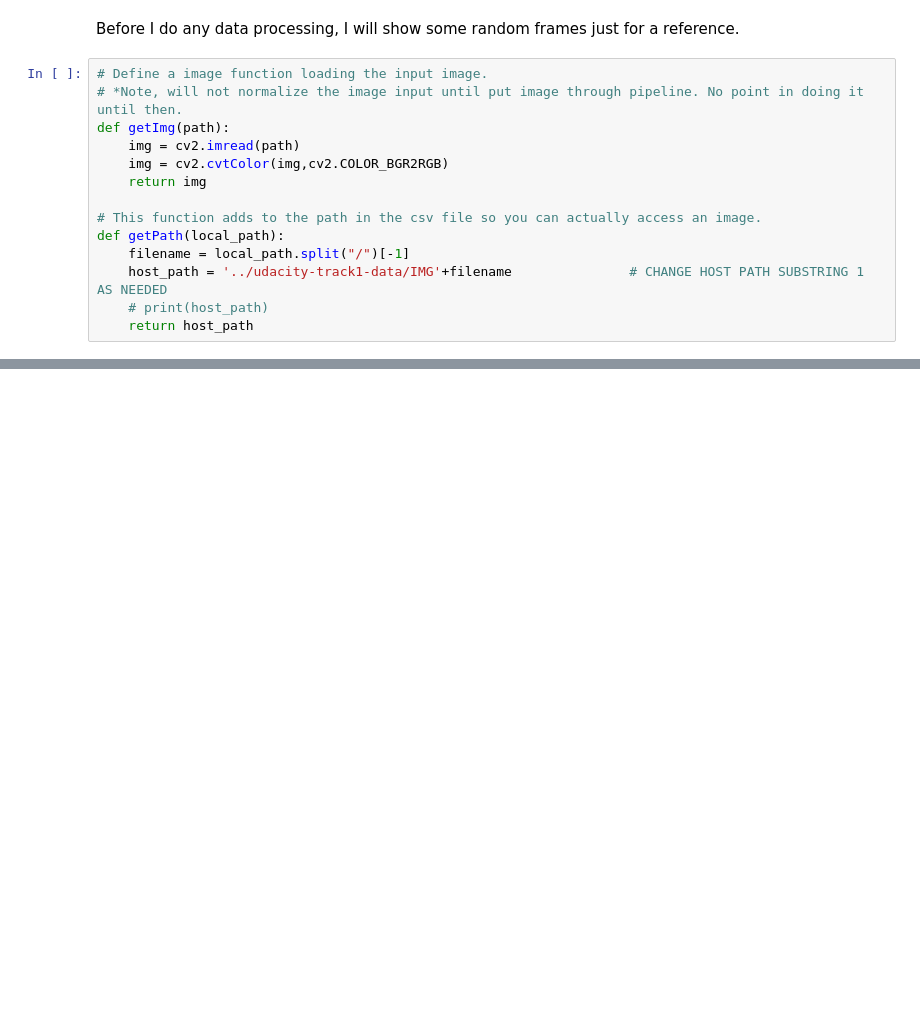
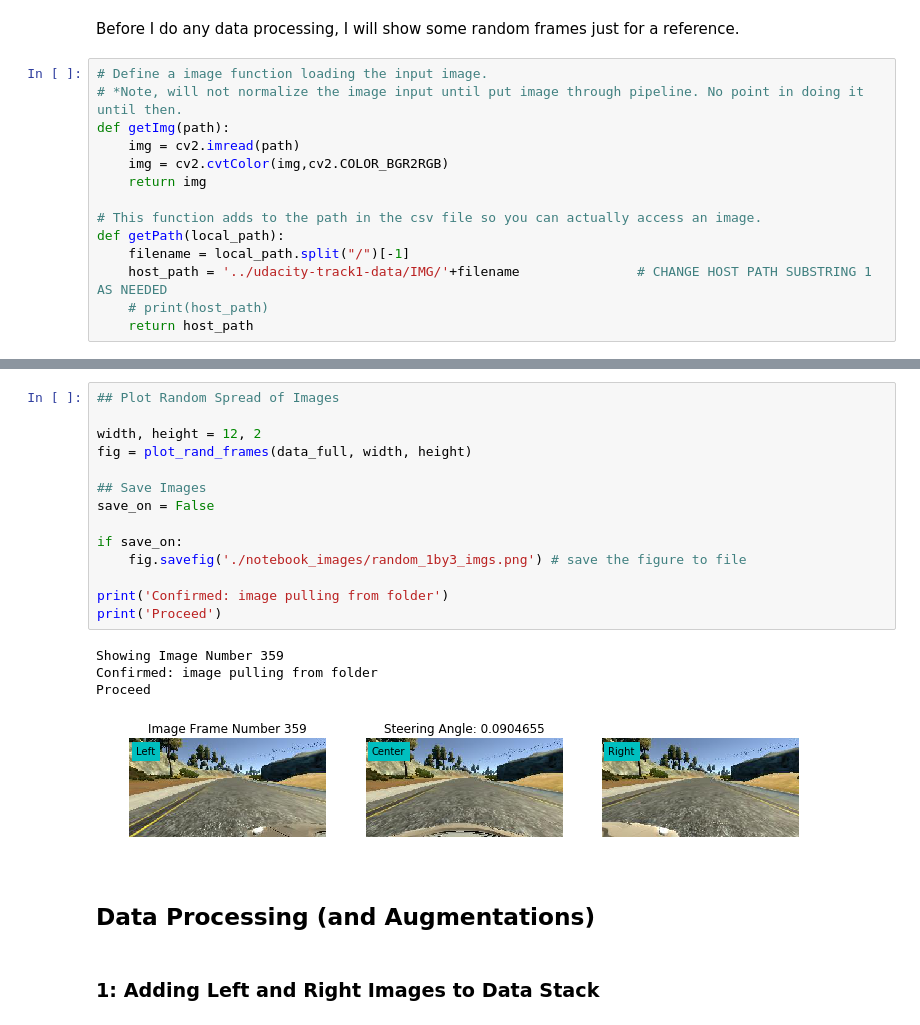
Before and after one commit to ChristianSAW/Behavioral-Cloning, a Jupyter notebook: Behavioral_Cloning.ipynb, the cells around one changed output, grey strips where cells are left out. Drawn from its saved outputs; the diff is of its cells as text; blank space fills up the shorter version.

Commit message:
Added 'Including LR Images' Section + resultant images

```diff
--- a/Behavioral_Cloning.ipynb
+++ b/Behavioral_Cloning.ipynb
@@ -205,7 +205,7 @@ def getImg(path):
 # This function adds to the path in the csv file so you can actually access an image.
 def getPath(local_path):
     filename = local_path.split("/")[-1]
-    host_path = '../udacity-track1-data/IMG'+filename               # CHANGE HOST PATH SUBSTRING 1 AS NEEDED
+    host_path = '../udacity-track1-data/IMG/'+filename               # CHANGE HOST PATH SUBSTRING 1 AS NEEDED
     # print(host_path)
     return host_path
 # %%
@@ -250,2 +251,25 @@ def plotN_rand_frames(N,data, width, height)
 
     return fig
+# %%
+## Plot Random Spread of Images
+
+width, height = 12, 2
+fig = plot_rand_frames(data_full, width, height)
+
+## Save Images
+save_on = False
+
+if save_on:
+    fig.savefig('./notebook_images/random_1by3_imgs.png') # save the figure to file
+
+print('Confirmed: image pulling from folder')
+print('Proceed')
+# %% [output]
+Showing Image Number 359
+Confirmed: image pulling from folder
+Proceed
+[figure, added]
+# %% [markdown]
+## Data Processing (and Augmentations)
+# %% [markdown]
+### 1: Adding Left and Right Images to Data Stack
```
Also changed, not shown: parts of 13 cells of this notebook, 3 other files.
